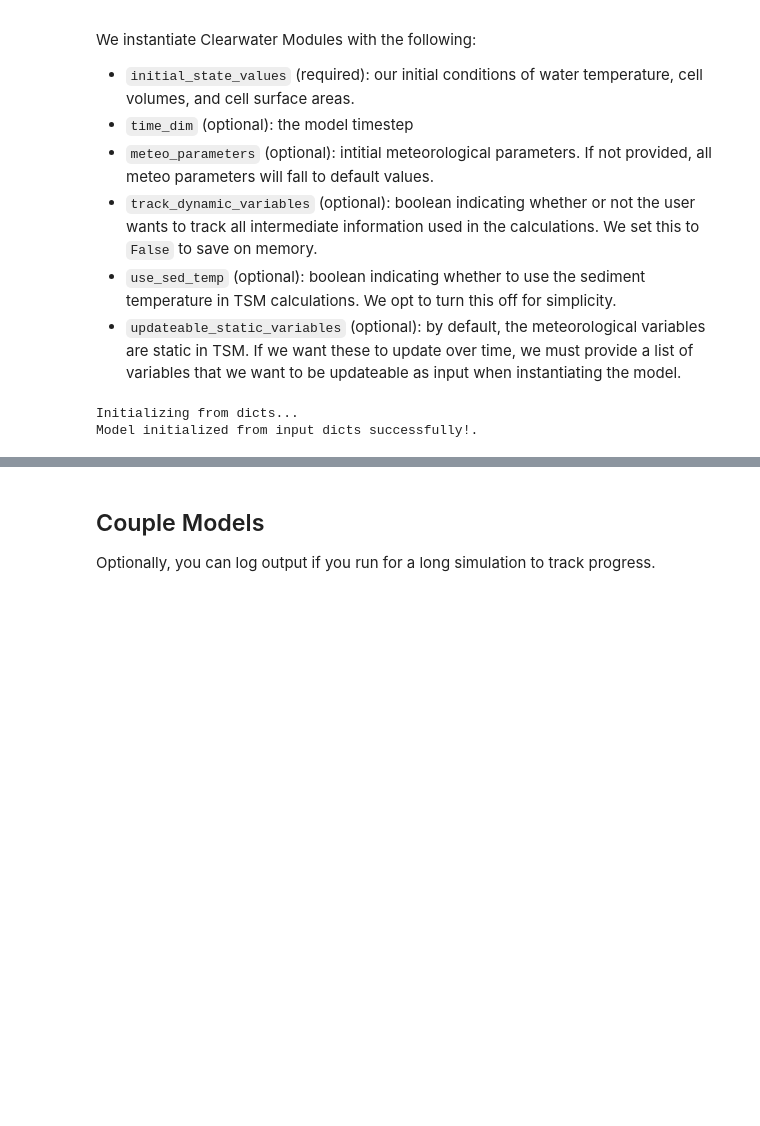
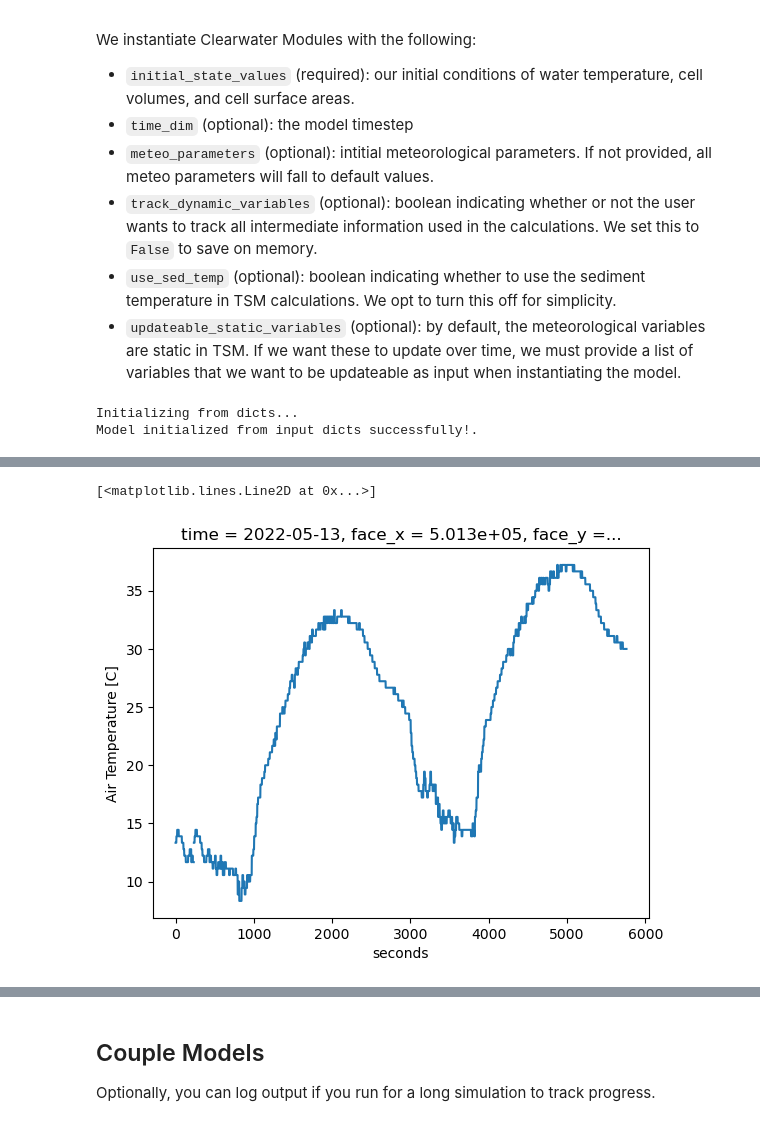
Before and after one commit to EcohydrologyTeam/ClearWater-riverine, a Jupyter notebook: examples/dev_sandbox/02_coupling_riverine_modules_updated_(scaled)_crs_30sec.ipynb, the cells around one changed output, grey strips where cells are left out. Cells and saved outputs as stored; diff of their text form; code cells hidden in the pictures; blank space fills up the shorter version.

```diff
--- a/examples/dev_sandbox/02_coupling_riverine_modules_updated_(scaled)_crs_30sec.ipynb
+++ b/examples/dev_sandbox/02_coupling_riverine_modules_updated_(scaled)_crs_30sec.ipynb
@@ -264,5 +273,8 @@ Model initialized from input dicts successfully!.
 # %%
 #this cell can be executed after the model has run
-#reaction_model.dataset.air_temp_c.isel(nface=216, seconds=slice(0, TIME_STEPS)).plot()
+reaction_model.dataset.air_temp_c.isel(nface=216, seconds=slice(0, TIME_STEPS)).plot()
+# %% [output]
+[<matplotlib.lines.Line2D at 0x...>]
+[figure, added]
 # %%
 #this cell can be executed after the model has run
```
Also changed, not shown: parts of 11 cells of this notebook.
